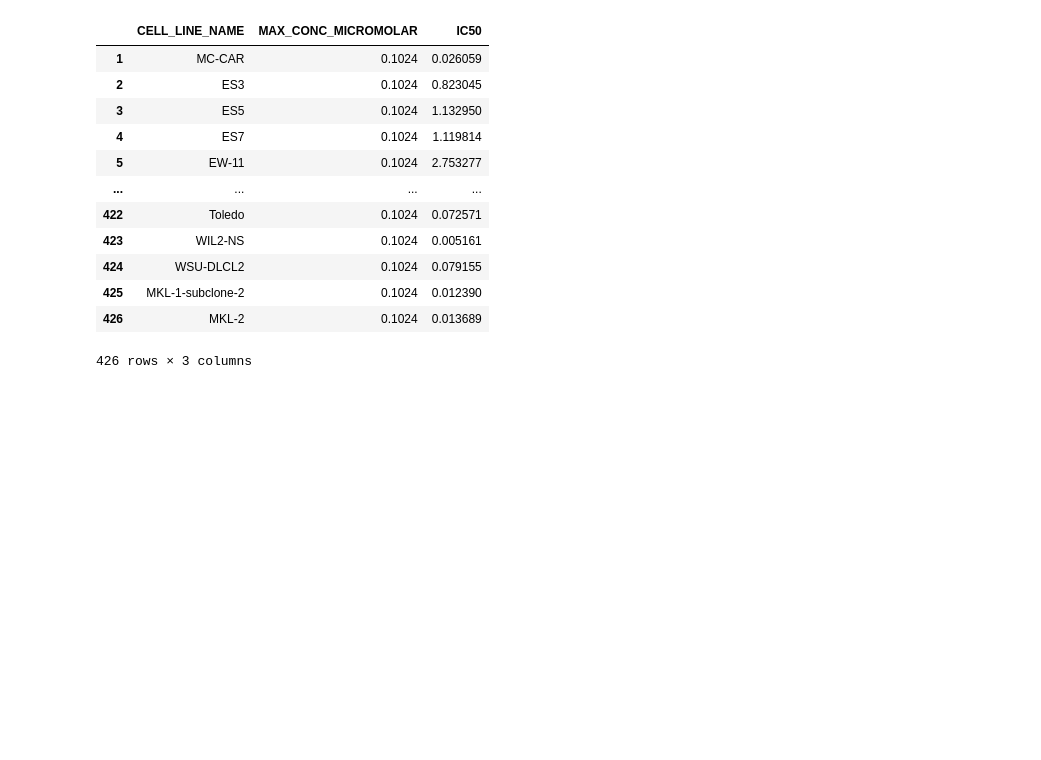
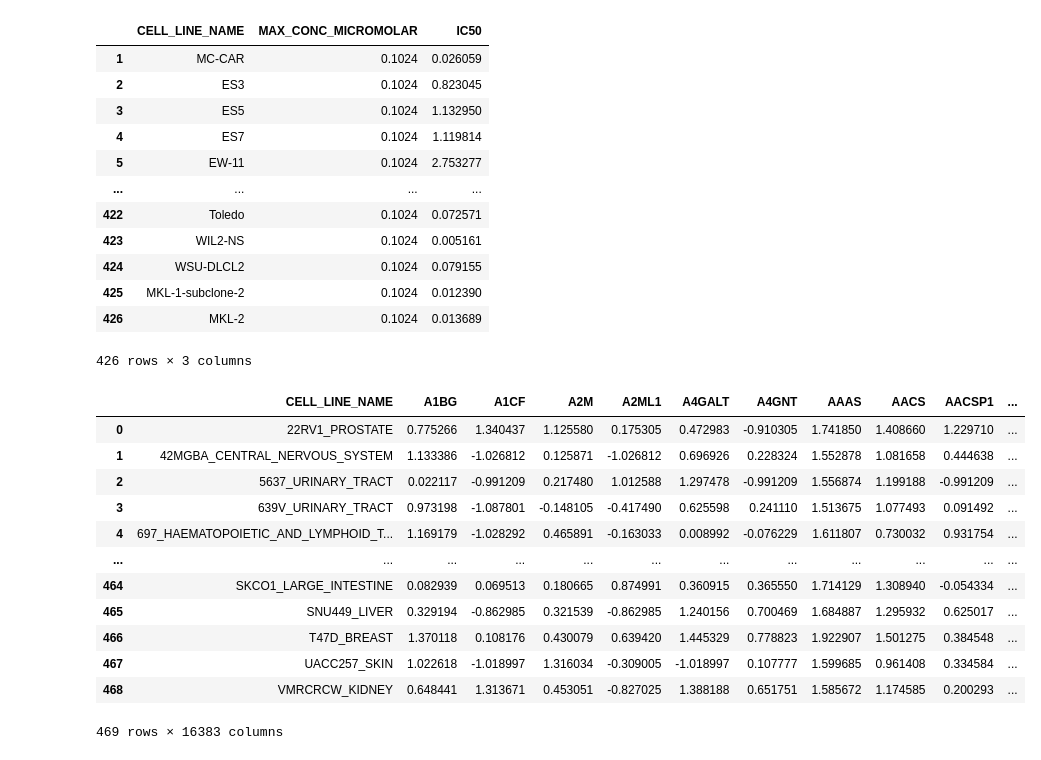
Before and after one commit to stupidpenguin/Computation_of_Data_Science, a Jupyter notebook: Homework_4/HW2.ipynb, the cells around one changed output. Cells and saved outputs as stored; diff of their text form; code cells hidden in the pictures; blank space fills up the shorter version.

```diff
--- a/Homework_4/HW2.ipynb
+++ b/Homework_4/HW2.ipynb
@@ -53,3 +36,22 @@ GDSC_PDX_Paclitaxel_info
 | 425 | MKL-1-subclone-2 | 0.1024 | 0.012390 |
 | 426 | MKL-2 | 0.1024 | 0.013689 |
 426 rows × 3 columns
+# %%
+# Docetaxel_info.shape 882 x 5
+CCLE_PDX_Paclitaxel = pd.read_csv('data/CCLE_PDX_Paclitaxel.csv')
+CCLE_PDX_Paclitaxel.columns.values[0] = "CELL_LINE_NAME"
+CCLE_PDX_Paclitaxel
+# %% [output]
+|  | CELL_LINE_NAME | A1BG | A1CF | A2M | A2ML1 | A4GALT | A4GNT | AAAS | AACS | AACSP1 | ... |
+| 0 | 22RV1_PROSTATE | 0.775266 | 1.340437 | 1.125580 | 0.175305 | 0.472983 | -0.910305 | 1.741850 | 1.408660 | 1.229710 | ... |
+| 1 | 42MGBA_CENTRAL_NERVOUS_SYSTEM | 1.133386 | -1.026812 | 0.125871 | -1.026812 | 0.696926 | 0.228324 | 1.552878 | 1.081658 | 0.444638 | ... |
+| 2 | 5637_URINARY_TRACT | 0.022117 | -0.991209 | 0.217480 | 1.012588 | 1.297478 | -0.991209 | 1.556874 | 1.199188 | -0.991209 | ... |
+| 3 | 639V_URINARY_TRACT | 0.973198 | -1.087801 | -0.148105 | -0.417490 | 0.625598 | 0.241110 | 1.513675 | 1.077493 | 0.091492 | ... |
+| 4 | 697_HAEMATOPOIETIC_AND_LYMPHOID_T... | 1.169179 | -1.028292 | 0.465891 | -0.163033 | 0.008992 | -0.076229 | 1.611807 | 0.730032 | 0.931754 | ... |
+| ... | ... | ... | ... | ... | ... | ... | ... | ... | ... | ... | ... |
+| 464 | SKCO1_LARGE_INTESTINE | 0.082939 | 0.069513 | 0.180665 | 0.874991 | 0.360915 | 0.365550 | 1.714129 | 1.308940 | -0.054334 | ... |
+| 465 | SNU449_LIVER | 0.329194 | -0.862985 | 0.321539 | -0.862985 | 1.240156 | 0.700469 | 1.684887 | 1.295932 | 0.625017 | ... |
+| 466 | T47D_BREAST | 1.370118 | 0.108176 | 0.430079 | 0.639420 | 1.445329 | 0.778823 | 1.922907 | 1.501275 | 0.384548 | ... |
+| 467 | UACC257_SKIN | 1.022618 | -1.018997 | 1.316034 | -0.309005 | -1.018997 | 0.107777 | 1.599685 | 0.961408 | 0.334584 | ... |
+| 468 | VMRCRCW_KIDNEY | 0.648441 | 1.313671 | 0.453051 | -0.827025 | 1.388188 | 0.651751 | 1.585672 | 1.174585 | 0.200293 | ... |
+469 rows × 16383 columns
```
Also changed, not shown: parts of 16 cells of this notebook, 1 other file.
